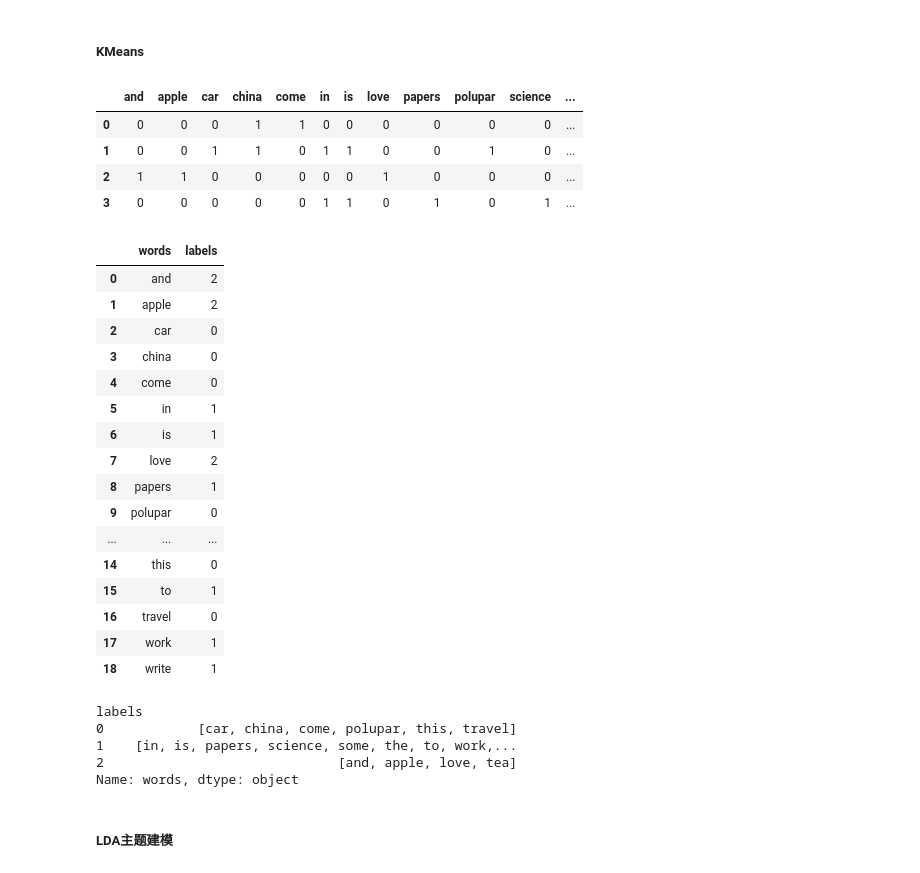
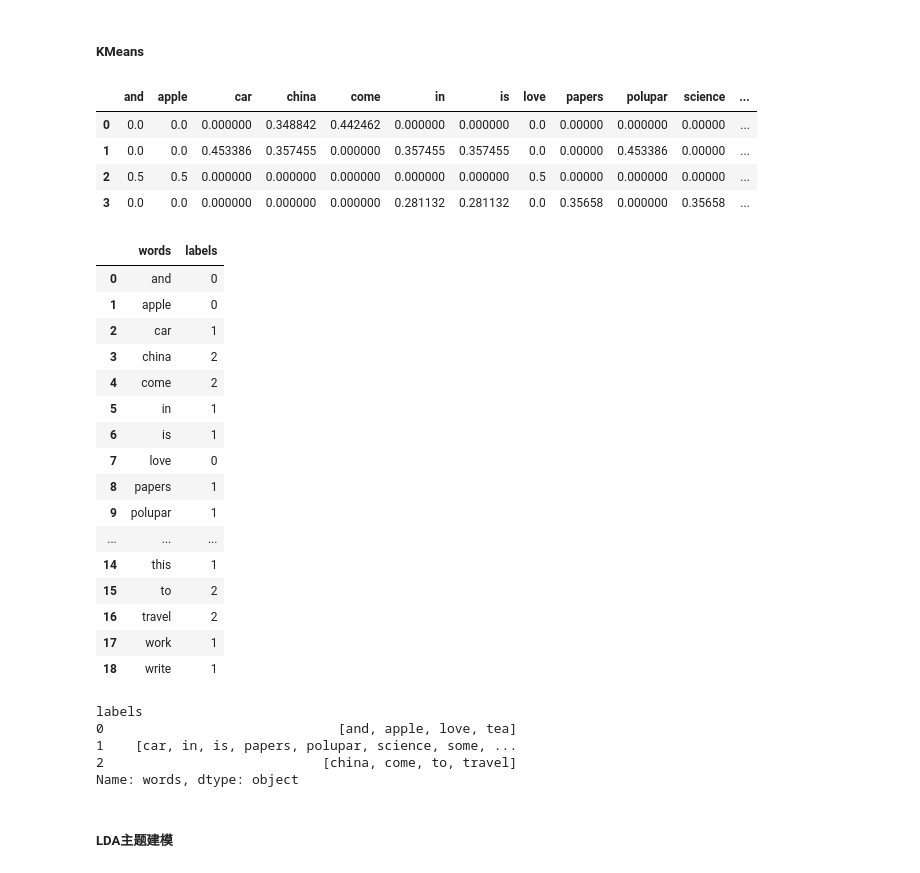
Before and after one commit to victolapan/Big-Data-Analytics-and-Visualization, a Jupyter notebook: Chapter5 Python文本挖掘/Chapter5 课堂示例——Python文本挖掘.ipynb, the cells around one changed output. Drawn from its saved outputs; the diff is of its cells as text; code cells hidden in the pictures.

```diff
--- a/Chapter5 Python文本挖掘/Chapter5 课堂示例——Python文本挖掘.ipynb
+++ b/Chapter5 Python文本挖掘/Chapter5 课堂示例——Python文本挖掘.ipynb
@@ -662,52 +659,56 @@ Sentiment(polarity=-0.5, subjectivity=1.0)
 #### 文本聚类
 # %% [markdown]
 ##### KMeans
+# %%
+from sklearn.feature_extraction.text import TfidfVectorizer
+tfidf_vect = TfidfVectorizer()
+bag_of_words = tfidf_vect.fit_transform(corpus_en)
 # %%
 import pandas as pd
-pd.DataFrame(bag_of_words.toarray(), columns=vect.get_feature_names_out())
+pd.DataFrame(bag_of_words.toarray(), columns=tfidf_vect.get_feature_names_out())
 # %% [output]
 |  | and | apple | car | china | come | in | is | love | papers | polupar | science | ... |
-| 0 | 0 | 0 | 0 | 1 | 1 | 0 | 0 | 0 | 0 | 0 | 0 | ... |
-| 1 | 0 | 0 | 1 | 1 | 0 | 1 | 1 | 0 | 0 | 1 | 0 | ... |
-| 2 | 1 | 1 | 0 | 0 | 0 | 0 | 0 | 1 | 0 | 0 | 0 | ... |
-| 3 | 0 | 0 | 0 | 0 | 0 | 1 | 1 | 0 | 1 | 0 | 1 | ... |
+| 0 | 0.0 | 0.0 | 0.000000 | 0.348842 | 0.442462 | 0.000000 | 0.000000 | 0.0 | 0.00000 | 0.000000 | 0.00000 | ... |
+| 1 | 0.0 | 0.0 | 0.453386 | 0.357455 | 0.000000 | 0.357455 | 0.357455 | 0.0 | 0.00000 | 0.453386 | 0.00000 | ... |
+| 2 | 0.5 | 0.5 | 0.000000 | 0.000000 | 0.000000 | 0.000000 | 0.000000 | 0.5 | 0.00000 | 0.000000 | 0.00000 | ... |
+| 3 | 0.0 | 0.0 | 0.000000 | 0.000000 | 0.000000 | 0.281132 | 0.281132 | 0.0 | 0.35658 | 0.000000 | 0.35658 | ... |
 # %%
 from sklearn.cluster import KMeans
 
 X = bag_of_words.toarray().T
-clf = KMeans(n_clusters=3)
-s = clf.fit(X)
-cluster_labels = clf.labels_
+kmeans = KMeans(n_clusters=3)
+kmeans.fit(X)
+cluster_labels = kmeans.labels_
 # %%
 words = pd.DataFrame() # to DataFrame
-words['words'] = vect.get_feature_names_out()
+words['words'] = tfidf_vect.get_feature_names_out()
 words['labels'] = cluster_labels
 words
 # %% [output]
 |  | words | labels |
-| 0 | and | 2 |
-| 1 | apple | 2 |
-| 2 | car | 0 |
-| 3 | china | 0 |
-| 4 | come | 0 |
+| 0 | and | 0 |
+| 1 | apple | 0 |
+| 2 | car | 1 |
+| 3 | china | 2 |
+| 4 | come | 2 |
 | 5 | in | 1 |
 | 6 | is | 1 |
-| 7 | love | 2 |
+| 7 | love | 0 |
 | 8 | papers | 1 |
-| 9 | polupar | 0 |
+| 9 | polupar | 1 |
 | ... | ... | ... |
-| 14 | this | 0 |
-| 15 | to | 1 |
-| 16 | travel | 0 |
+| 14 | this | 1 |
+| 15 | to | 2 |
+| 16 | travel | 2 |
 | 17 | work | 1 |
 | 18 | write | 1 |
 # %%
 words.groupby('labels')['words'].unique()
 # %% [output]
 labels
-0            [car, china, come, polupar, this, travel]
-1    [in, is, papers, science, some, the, to, work,...
-2                              [and, apple, love, tea]
+0                              [and, apple, love, tea]
+1    [car, in, is, papers, polupar, science, some, ...
+2                            [china, come, to, travel]
 Name: words, dtype: object
 # %% [markdown]
 ##### LDA主题建模
```
Also changed, not shown: parts of 25 cells of this notebook, 1 other file.
